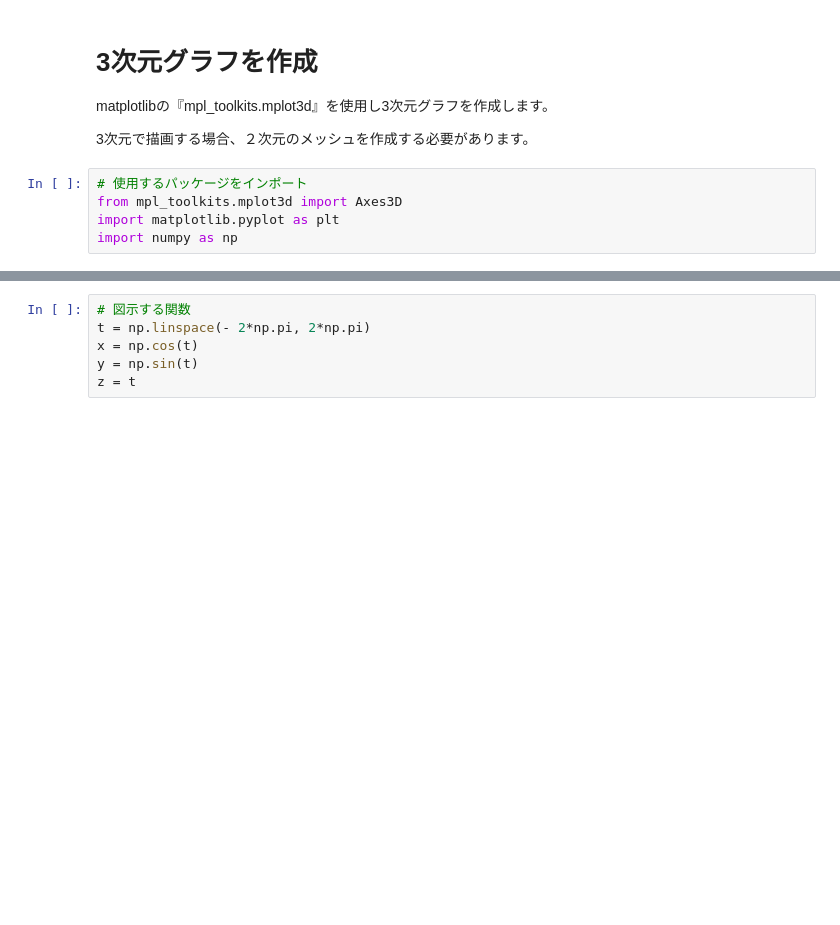
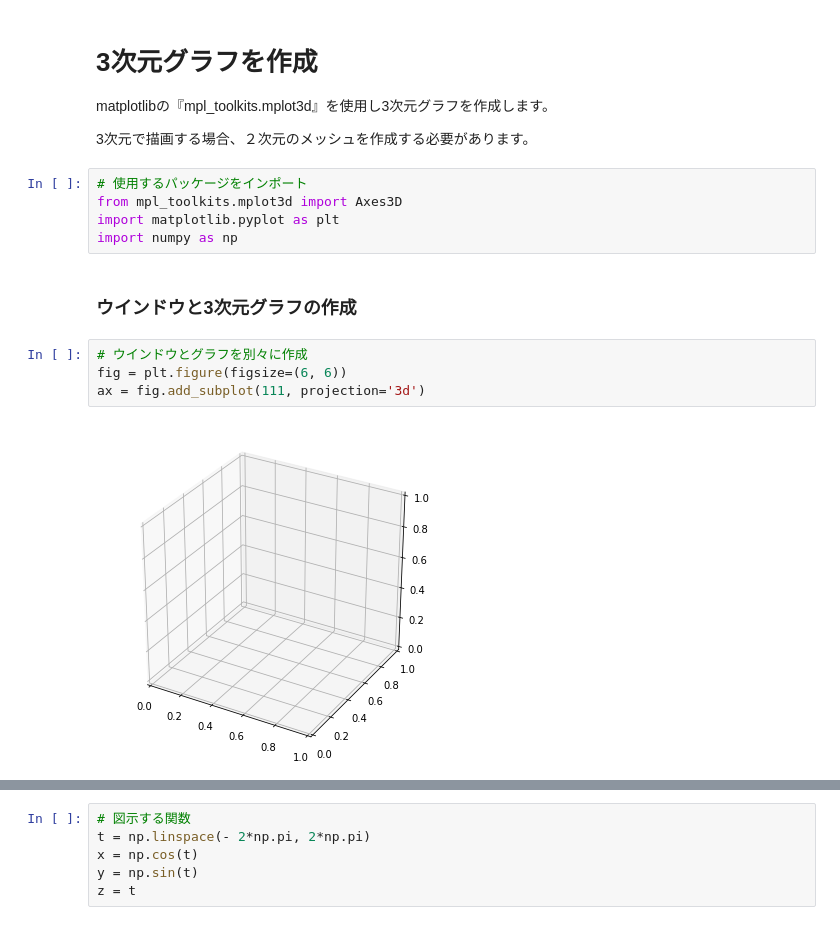
Before and after one commit to Yuma-Ichikawa/visualization_python, a Jupyter notebook: 3d_graph.ipynb, the cells around one changed output, grey strips where cells are left out. Drawn from its saved outputs; the diff is of its cells as text; blank space fills up the shorter version.

```diff
--- a/3d_graph.ipynb
+++ b/3d_graph.ipynb
@@ -11,3 +11,11 @@ matplotlibの『mpl_toolkits.mplot3d』を使用し3次元グラフを作成し
 from mpl_toolkits.mplot3d import Axes3D
 import matplotlib.pyplot as plt
 import numpy as np
+# %% [markdown]
+### ウインドウと3次元グラフの作成
+# %%
+# ウインドウとグラフを別々に作成
+fig = plt.figure(figsize=(6, 6))
+ax = fig.add_subplot(111, projection='3d')
+# %% [output]
+[figure, added]
```
Also changed, not shown: parts of 15 cells of this notebook.
